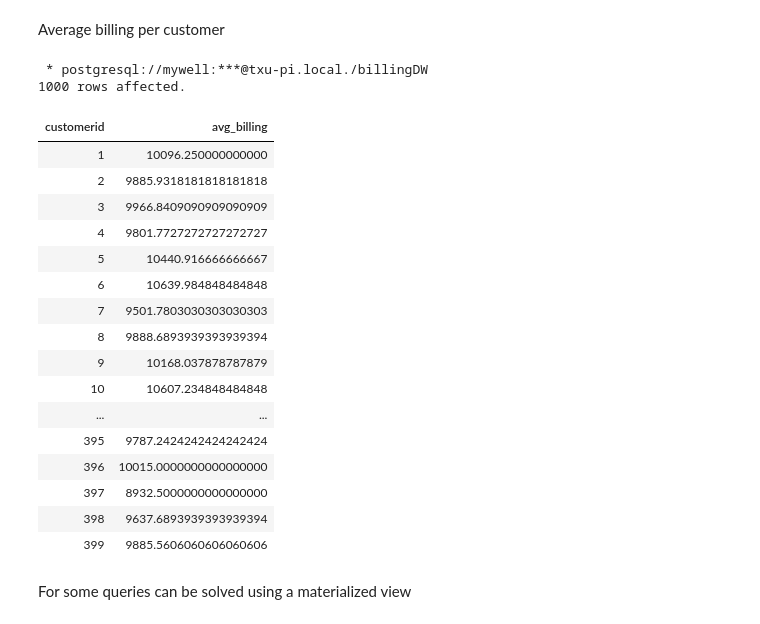
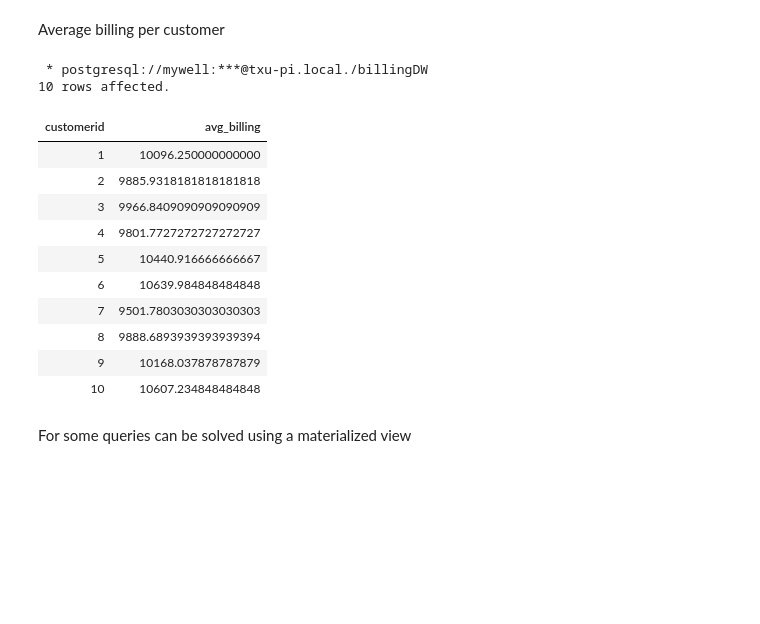
Before and after one commit to MiguelHeCa/data-engineering-showcase, a Jupyter notebook: notebooks/Data_Modelling.ipynb, the cells around one changed output. Saved outputs shown, nothing was run; the diff lists cells and outputs as text; code cells hidden in the pictures; blank space fills up the shorter version.

```diff
--- a/notebooks/Data_Modelling.ipynb
+++ b/notebooks/Data_Modelling.ipynb
@@ -376,30 +375,25 @@ Average billing per customer
 # %%
 %%sql
 SELECT f.customerid, AVG(billedamount) as avg_billing
 FROM "FactBilling" f, "DimCustomer" d1
 WHERE f.customerid = d1.customerid
 GROUP BY f.customerid
-ORDER BY f.customerid;
+ORDER BY f.customerid
+LIMIT 10;
 # %% [output]
  * postgresql://mywell:***@txu-pi.local./billingDW
-1000 rows affected.
+10 rows affected.
 | customerid | avg_billing |
 | 1 | 10096.250000000000 |
 | 2 | 9885.9318181818181818 |
 | 3 | 9966.8409090909090909 |
 | 4 | 9801.7727272727272727 |
 | 5 | 10440.916666666667 |
 | 6 | 10639.984848484848 |
 | 7 | 9501.7803030303030303 |
 | 8 | 9888.6893939393939394 |
 | 9 | 10168.037878787879 |
 | 10 | 10607.234848484848 |
-| ... | ... |
-| 395 | 9787.2424242424242424 |
-| 396 | 10015.0000000000000000 |
-| 397 | 8932.5000000000000000 |
-| 398 | 9637.6893939393939394 |
-| 399 | 9885.5606060606060606 |
 # %% [markdown]
 For some queries can be solved using a materialized view
 # %%
```
Also changed, not shown: parts of 2 cells of this notebook, 2 other files.
